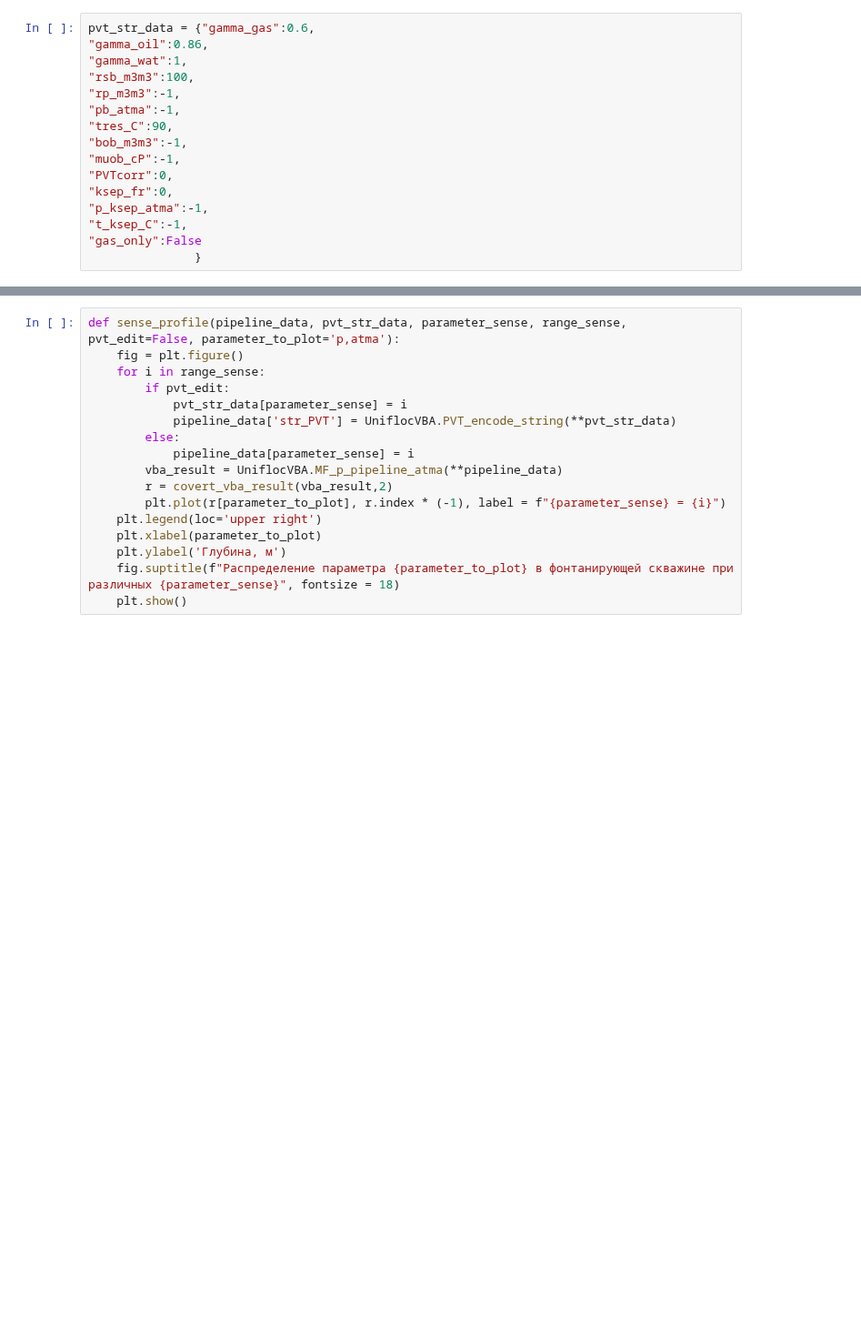
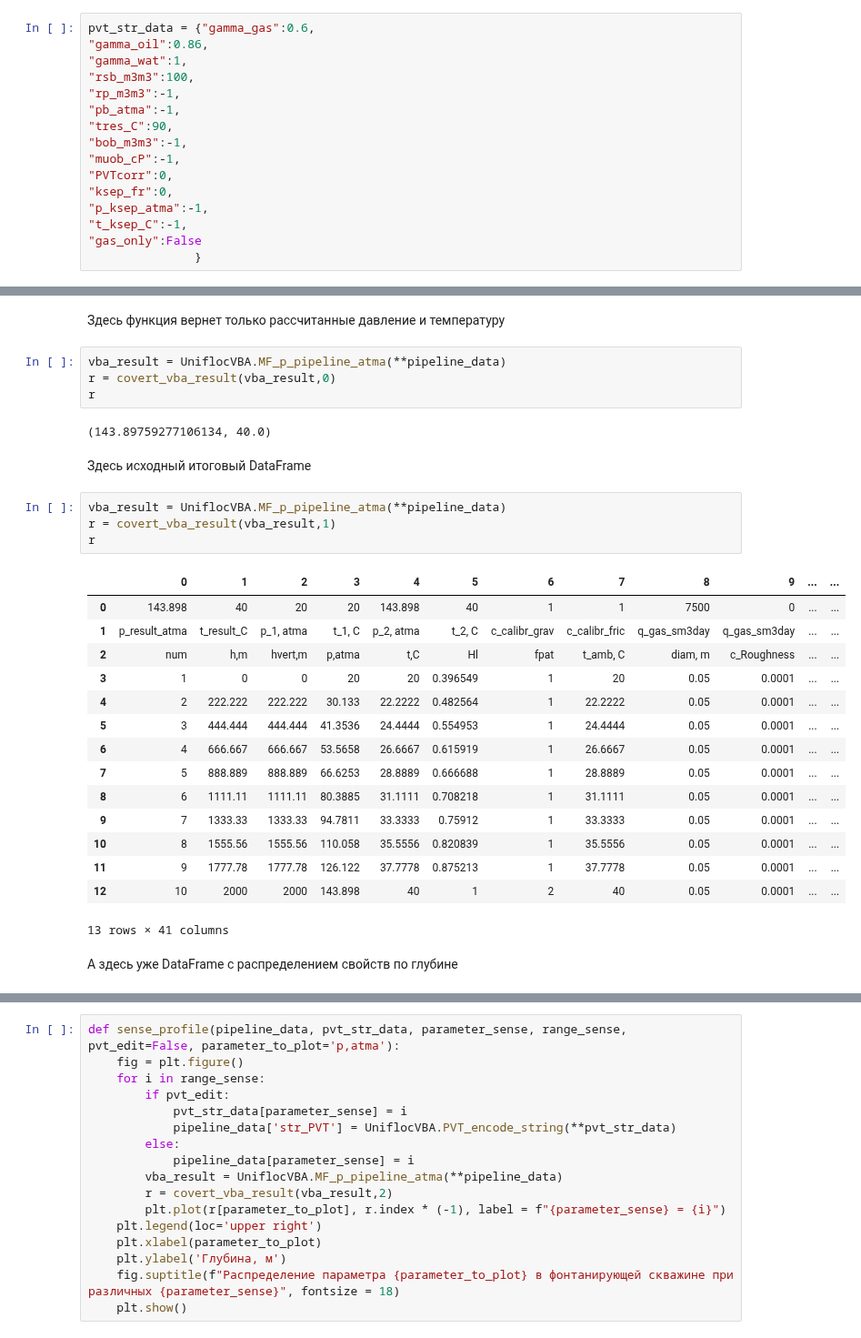
Before and after one commit to unifloc/unifloc_vba, a Jupyter notebook: examples_python/ex056.MF_VLP.ipynb, the cells around one changed output, grey strips where cells are left out. Shown at 91% size. Drawn from its saved outputs; the diff is of its cells as text; blank space fills up the shorter version.

```diff
--- a/examples_python/ex056.MF_VLP.ipynb
+++ b/examples_python/ex056.MF_VLP.ipynb
@@ -105,3 +145,35 @@ pipeline_data = {"p_calc_from_atma": 20,
+# %% [markdown]
+Здесь функция вернет только рассчитанные давление и температуру
+# %%
+vba_result = UniflocVBA.MF_p_pipeline_atma(**pipeline_data)
+r = covert_vba_result(vba_result,0)
+r
+# %% [output]
+(143.89759277106134, 40.0)
+# %% [markdown]
+Здесь исходный итоговый DataFrame
+# %%
+vba_result = UniflocVBA.MF_p_pipeline_atma(**pipeline_data)
+r = covert_vba_result(vba_result,1)
+r
+# %% [output]
+|  | 0 | 1 | 2 | 3 | 4 | 5 | 6 | 7 | 8 | 9 | ... | ... |
+| 0 | 143.898 | 40 | 20 | 20 | 143.898 | 40 | 1 | 1 | 7500 | 0 | ... | ... |
+| 1 | p_result_atma | t_result_C | p_1, atma | t_1, C | p_2, atma | t_2, C | c_calibr_grav | c_calibr_fric | q_gas_sm3day | q_gas_sm3day | ... | ... |
+| 2 | num | h,m | hvert,m | p,atma | t,C | Hl | fpat | t_amb, C | diam, m | c_Roughness | ... | ... |
+| 3 | 1 | 0 | 0 | 20 | 20 | 0.396549 | 1 | 20 | 0.05 | 0.0001 | ... | ... |
+| 4 | 2 | 222.222 | 222.222 | 30.133 | 22.2222 | 0.482564 | 1 | 22.2222 | 0.05 | 0.0001 | ... | ... |
+| 5 | 3 | 444.444 | 444.444 | 41.3536 | 24.4444 | 0.554953 | 1 | 24.4444 | 0.05 | 0.0001 | ... | ... |
+| 6 | 4 | 666.667 | 666.667 | 53.5658 | 26.6667 | 0.615919 | 1 | 26.6667 | 0.05 | 0.0001 | ... | ... |
+| 7 | 5 | 888.889 | 888.889 | 66.6253 | 28.8889 | 0.666688 | 1 | 28.8889 | 0.05 | 0.0001 | ... | ... |
+| 8 | 6 | 1111.11 | 1111.11 | 80.3885 | 31.1111 | 0.708218 | 1 | 31.1111 | 0.05 | 0.0001 | ... | ... |
+| 9 | 7 | 1333.33 | 1333.33 | 94.7811 | 33.3333 | 0.75912 | 1 | 33.3333 | 0.05 | 0.0001 | ... | ... |
+| 10 | 8 | 1555.56 | 1555.56 | 110.058 | 35.5556 | 0.820839 | 1 | 35.5556 | 0.05 | 0.0001 | ... | ... |
+| 11 | 9 | 1777.78 | 1777.78 | 126.122 | 37.7778 | 0.875213 | 1 | 37.7778 | 0.05 | 0.0001 | ... | ... |
+| 12 | 10 | 2000 | 2000 | 143.898 | 40 | 1 | 2 | 40 | 0.05 | 0.0001 | ... | ... |
+13 rows × 41 columns
+# %% [markdown]
+А здесь уже DataFrame с распределением свойств по глубине
 # %%
 vba_result = UniflocVBA.MF_p_pipeline_atma(**pipeline_data)
 r = covert_vba_result(vba_result,2)
```
Also changed, not shown: parts of 35 cells of this notebook, 2 other files.
